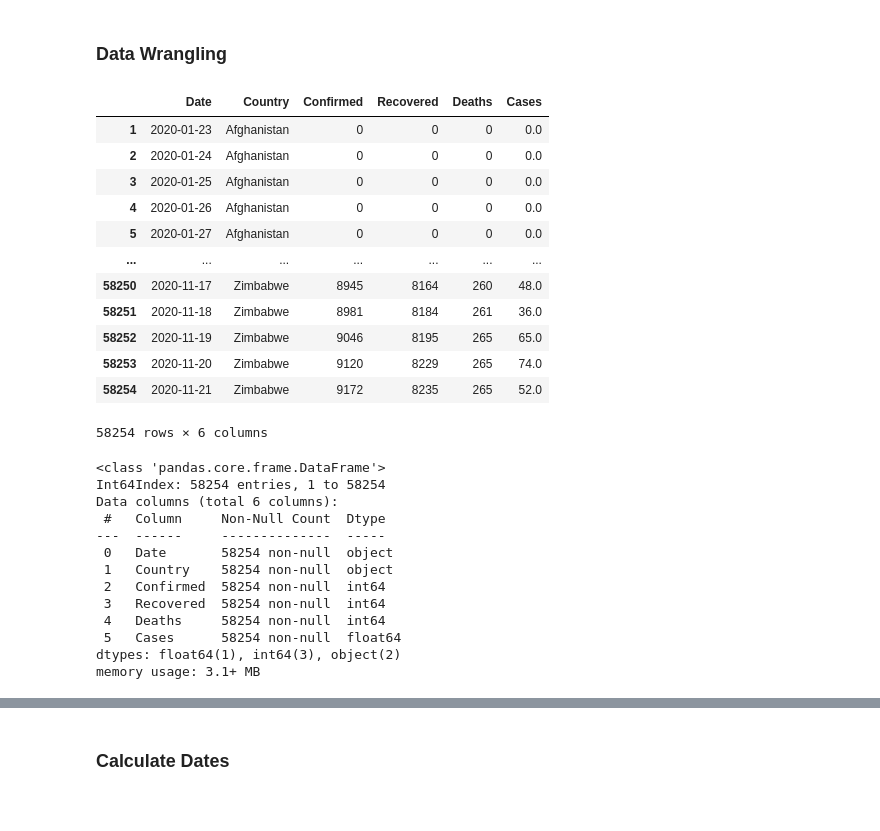
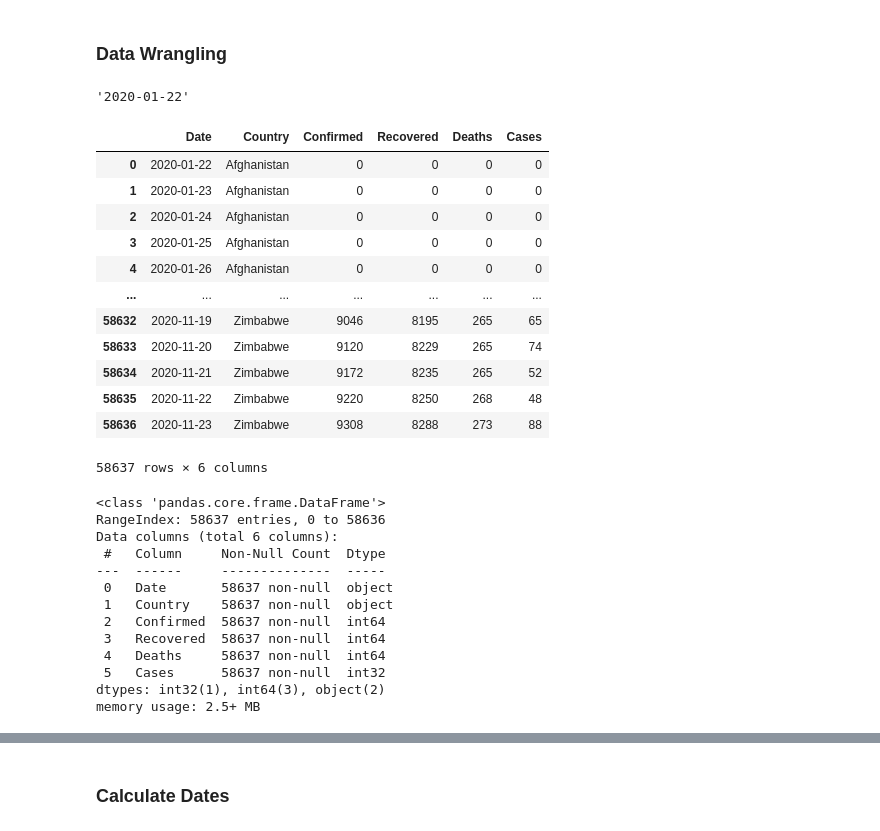
Before and after one commit to rickysoo/covid19, a Jupyter notebook: countries.ipynb, the cells around one changed output, grey strips where cells are left out. Drawn from its saved outputs; the diff is of its cells as text; code cells hidden in the pictures.

```diff
--- a/countries.ipynb
+++ b/countries.ipynb
@@ -58,36 +59,41 @@ df
 # %% [markdown]
 ### Data Wrangling
+# %%
+firstdate = df['Date'].min()
+firstdate
+# %% [output]
+'2020-01-22'
 # %%
-df = df.assign(Cases = df['Confirmed'].diff())
-df.dropna(inplace = True)
+df = df.assign(Cases = np.where(df['Date'] == firstdate, df['Confirmed'], df['Confirmed'].diff()))
+df['Cases'] = df['Cases'].astype(int)
 df
 # %% [output]
 |  | Date | Country | Confirmed | Recovered | Deaths | Cases |
-| 1 | 2020-01-23 | Afghanistan | 0 | 0 | 0 | 0.0 |
-| 2 | 2020-01-24 | Afghanistan | 0 | 0 | 0 | 0.0 |
-| 3 | 2020-01-25 | Afghanistan | 0 | 0 | 0 | 0.0 |
-| 4 | 2020-01-26 | Afghanistan | 0 | 0 | 0 | 0.0 |
-| 5 | 2020-01-27 | Afghanistan | 0 | 0 | 0 | 0.0 |
+| 0 | 2020-01-22 | Afghanistan | 0 | 0 | 0 | 0 |
+| 1 | 2020-01-23 | Afghanistan | 0 | 0 | 0 | 0 |
+| 2 | 2020-01-24 | Afghanistan | 0 | 0 | 0 | 0 |
+| 3 | 2020-01-25 | Afghanistan | 0 | 0 | 0 | 0 |
+| 4 | 2020-01-26 | Afghanistan | 0 | 0 | 0 | 0 |
 | ... | ... | ... | ... | ... | ... | ... |
-| 58250 | 2020-11-17 | Zimbabwe | 8945 | 8164 | 260 | 48.0 |
-| 58251 | 2020-11-18 | Zimbabwe | 8981 | 8184 | 261 | 36.0 |
-| 58252 | 2020-11-19 | Zimbabwe | 9046 | 8195 | 265 | 65.0 |
-| 58253 | 2020-11-20 | Zimbabwe | 9120 | 8229 | 265 | 74.0 |
-| 58254 | 2020-11-21 | Zimbabwe | 9172 | 8235 | 265 | 52.0 |
+| 58632 | 2020-11-19 | Zimbabwe | 9046 | 8195 | 265 | 65 |
+| 58633 | 2020-11-20 | Zimbabwe | 9120 | 8229 | 265 | 74 |
+| 58634 | 2020-11-21 | Zimbabwe | 9172 | 8235 | 265 | 52 |
+| 58635 | 2020-11-22 | Zimbabwe | 9220 | 8250 | 268 | 48 |
+| 58636 | 2020-11-23 | Zimbabwe | 9308 | 8288 | 273 | 88 |
-58254 rows × 6 columns
+58637 rows × 6 columns
 # %%
 df.info()
 # %% [output]
 <class 'pandas.core.frame.DataFrame'>
-Int64Index: 58254 entries, 1 to 58254
+RangeIndex: 58637 entries, 0 to 58636
 Data columns (total 6 columns):
  #   Column     Non-Null Count  Dtype
 ---  ------     --------------  -----
- 0   Date       58254 non-null  object
- 1   Country    58254 non-null  object
- 2   Confirmed  58254 non-null  int64
- 3   Recovered  58254 non-null  int64
- 4   Deaths     58254 non-null  int64
- 5   Cases      58254 non-null  float64
-dtypes: float64(1), int64(3), object(2)
-memory usage: 3.1+ MB
+ 0   Date       58637 non-null  object
+ 1   Country    58637 non-null  object
+ 2   Confirmed  58637 non-null  int64
+ 3   Recovered  58637 non-null  int64
+ 4   Deaths     58637 non-null  int64
+ 5   Cases      58637 non-null  int32
+dtypes: int32(1), int64(3), object(2)
+memory usage: 2.5+ MB
```
Also changed, not shown: parts of 45 cells of this notebook, 2 other files.
